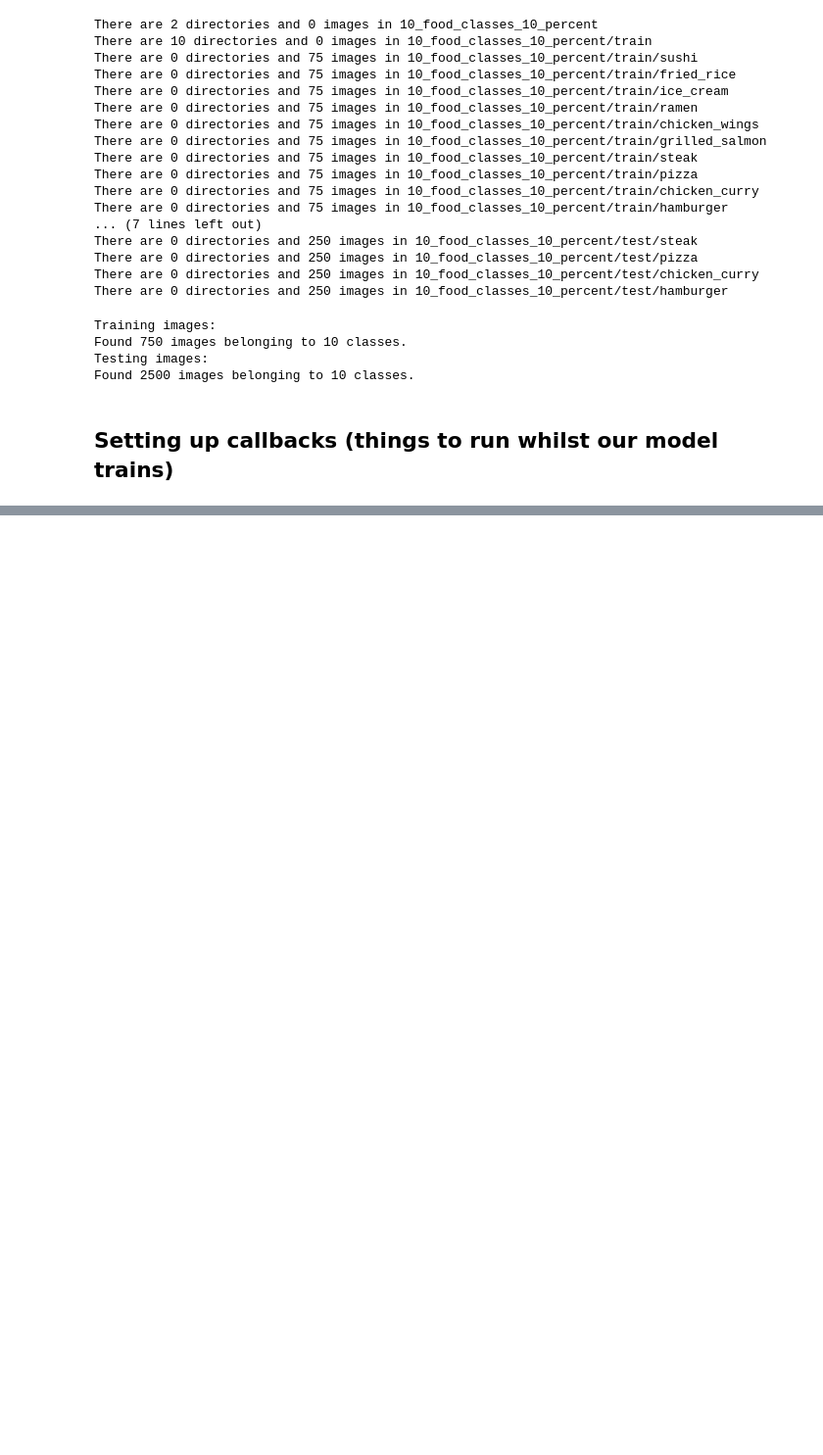
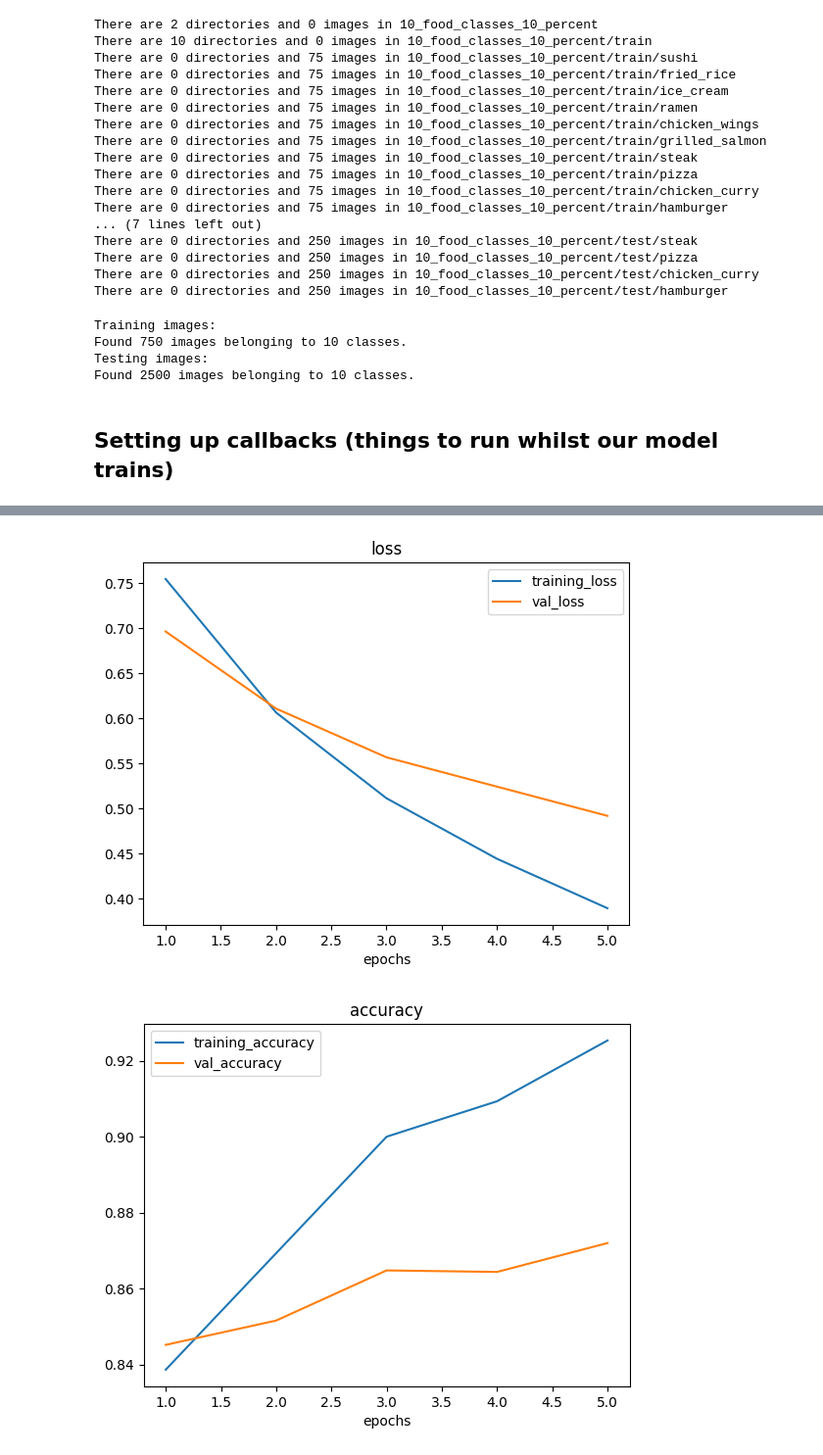
Before and after one commit to sakshamkumar1/tensorflow-notebooks, a Jupyter notebook: 04_transfer_learning_in_tensorflow_part_1_feature_extraction.ipynb, the cells around one changed output, grey strips where cells are left out. Shown at 98% size. Drawn from its saved outputs; the diff is of its cells as text; code cells hidden in the pictures; blank space fills up the shorter version.

```diff
--- a/04_transfer_learning_in_tensorflow_part_1_feature_extraction.ipynb
+++ b/04_transfer_learning_in_tensorflow_part_1_feature_extraction.ipynb
@@ -115,0 +229,16 @@ def create_tensorboard_callback(dir_name, experiment_name):
+# %%
+# Create EfficientNet model
+efficientnet_model = create_model(efficientnet_url,
+                                  train_data_10_percent.num_classes)
+
+efficientnet_model.compile(loss="categorical_crossentropy",
+                           optimizer=tf.keras.optimizers.Adam(),
+                           metrics=["accuracy"])
+# %%
+efficientnet_history = efficientnet_model.fit(train_data_10_percent,
+                                              epochs=5,
+                                              steps_per_epoch=len(train_data_10_percent),
+                                              validation_data=test_data,
+                                              validation_steps=len(test_data),
+                                              callbacks=[create_tensorboard_callback("tensorflow_hub",
+                                                                                      "efficientnetB0")])
@@ -115,0 +257,5 @@ def create_tensorboard_callback(dir_name, experiment_name):
+# %%
+plot_loss_curve(efficientnet_history)
+# %% [output]
+[figure, added]
+[figure, added]
```
Also changed, not shown: parts of 16 cells of this notebook.
